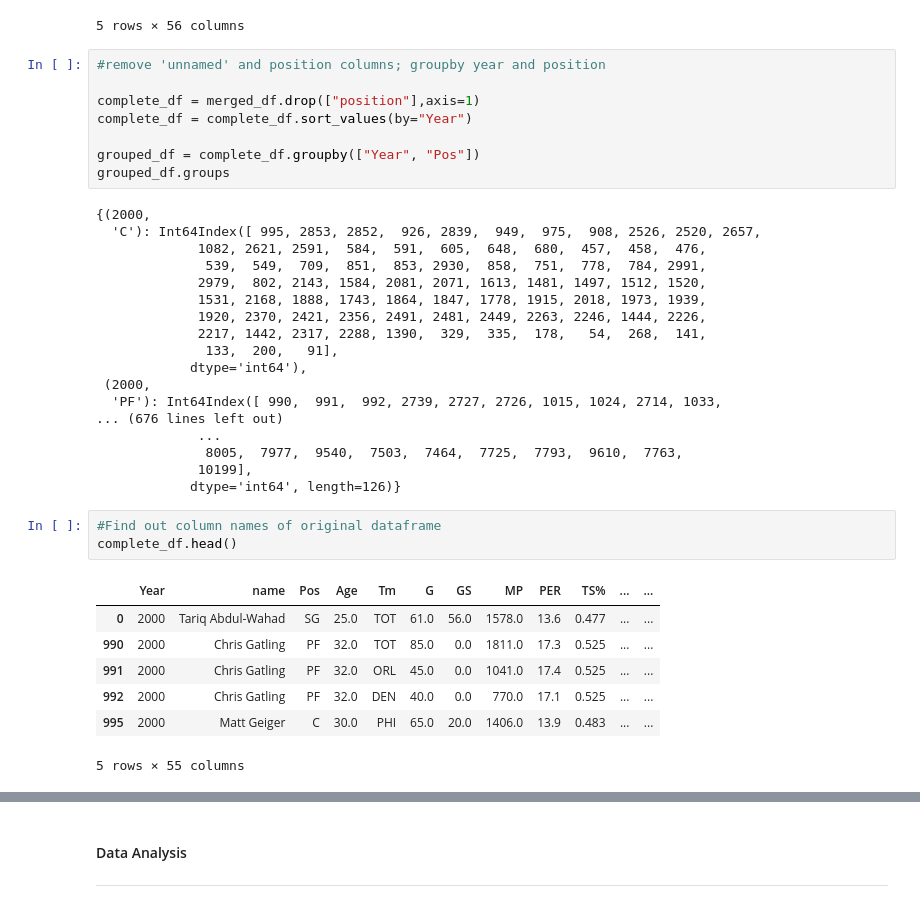
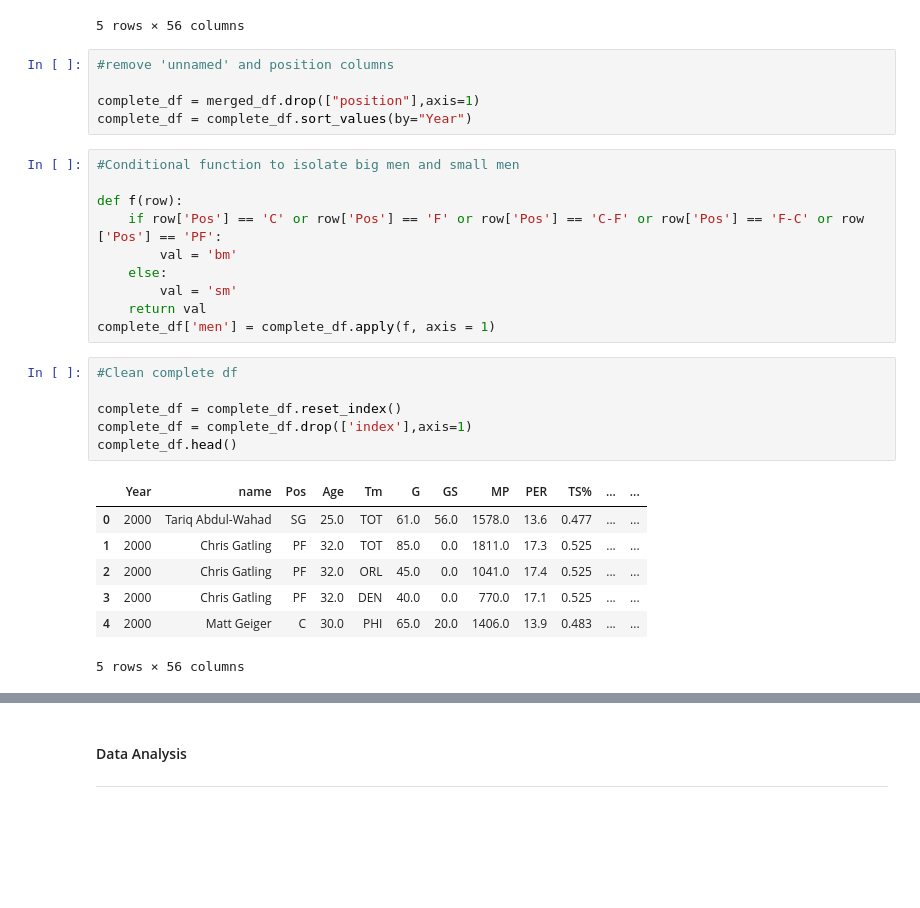
Before and after one commit to logan7734/Project1_repo, a Jupyter notebook: Project Code(Ovais).ipynb, the cells around one changed output, grey strips where cells are left out. Saved outputs shown, nothing was run; the diff lists cells and outputs as text; blank space fills up the shorter version.

Commit message:
Trying to isolate big men and small men before grouping.

```diff
--- a/Project Code(Ovais).ipynb
+++ b/Project Code(Ovais).ipynb
@@ -75,39 +75,31 @@ merged_df.head()
 | 4 | 2002 | Tariq Abdul-Wahad | SG | 27.0 | TOT | 24.0 | 12.0 | 441.0 | 9.8 | 0.418 | ... | ... |
 5 rows × 56 columns
 # %%
-#remove 'unnamed' and position columns; groupby year and position
+#remove 'unnamed' and position columns
 
 complete_df = merged_df.drop(["position"],axis=1)
 complete_df = complete_df.sort_values(by="Year")
-
-grouped_df = complete_df.groupby(["Year", "Pos"])
-grouped_df.groups
-# %% [output]
-{(2000,
-  'C'): Int64Index([ 995, 2853, 2852,  926, 2839,  949,  975,  908, 2526, 2520, 2657,
-             1082, 2621, 2591,  584,  591,  605,  648,  680,  457,  458,  476,
-              539,  549,  709,  851,  853, 2930,  858,  751,  778,  784, 2991,
-             2979,  802, 2143, 1584, 2081, 2071, 1613, 1481, 1497, 1512, 1520,
-             1531, 2168, 1888, 1743, 1864, 1847, 1778, 1915, 2018, 1973, 1939,
-             1920, 2370, 2421, 2356, 2491, 2481, 2449, 2263, 2246, 1444, 2226,
-             2217, 1442, 2317, 2288, 1390,  329,  335,  178,   54,  268,  141,
-              133,  200,   91],
-            dtype='int64'),
- (2000,
-  'PF'): Int64Index([ 990,  991,  992, 2739, 2727, 2726, 1015, 1024, 2714, 1033,
-... (676 lines left out)
-             ...
-              8005,  7977,  9540,  7503,  7464,  7725,  7793,  9610,  7763,
-             10199],
-            dtype='int64', length=126)}
-# %%
-#Find out column names of original dataframe
-complete_df.head()
-# %% [output]
-|  | Year | name | Pos | Age | Tm | G | GS | MP | PER | TS% | ... | ... |
-| 0 | 2000 | Tariq Abdul-Wahad | SG | 25.0 | TOT | 61.0 | 56.0 | 1578.0 | 13.6 | 0.477 | ... | ... |
-| 990 | 2000 | Chris Gatling | PF | 32.0 | TOT | 85.0 | 0.0 | 1811.0 | 17.3 | 0.525 | ... | ... |
-| 991 | 2000 | Chris Gatling | PF | 32.0 | ORL | 45.0 | 0.0 | 1041.0 | 17.4 | 0.525 | ... | ... |
-| 992 | 2000 | Chris Gatling | PF | 32.0 | DEN | 40.0 | 0.0 | 770.0 | 17.1 | 0.525 | ... | ... |
-| 995 | 2000 | Matt Geiger | C | 30.0 | PHI | 65.0 | 20.0 | 1406.0 | 13.9 | 0.483 | ... | ... |
-5 rows × 55 columns
+# %%
+#Conditional function to isolate big men and small men
+
+def f(row):
+    if row['Pos'] == 'C' or row['Pos'] == 'F' or row['Pos'] == 'C-F' or row['Pos'] == 'F-C' or row ['Pos'] == 'PF':
+        val = 'bm'
+    else:
+        val = 'sm'
+    return val
+complete_df['men'] = complete_df.apply(f, axis = 1)
+# %%
+#Clean complete df
+
+complete_df = complete_df.reset_index()
+complete_df = complete_df.drop(['index'],axis=1)
+complete_df.head()
+# %% [output]
+|  | Year | name | Pos | Age | Tm | G | GS | MP | PER | TS% | ... | ... |
+| 0 | 2000 | Tariq Abdul-Wahad | SG | 25.0 | TOT | 61.0 | 56.0 | 1578.0 | 13.6 | 0.477 | ... | ... |
+| 1 | 2000 | Chris Gatling | PF | 32.0 | TOT | 85.0 | 0.0 | 1811.0 | 17.3 | 0.525 | ... | ... |
+| 2 | 2000 | Chris Gatling | PF | 32.0 | ORL | 45.0 | 0.0 | 1041.0 | 17.4 | 0.525 | ... | ... |
+| 3 | 2000 | Chris Gatling | PF | 32.0 | DEN | 40.0 | 0.0 | 770.0 | 17.1 | 0.525 | ... | ... |
+| 4 | 2000 | Matt Geiger | C | 30.0 | PHI | 65.0 | 20.0 | 1406.0 | 13.9 | 0.483 | ... | ... |
+5 rows × 56 columns
```
Also changed, not shown: parts of 12 cells of this notebook.
